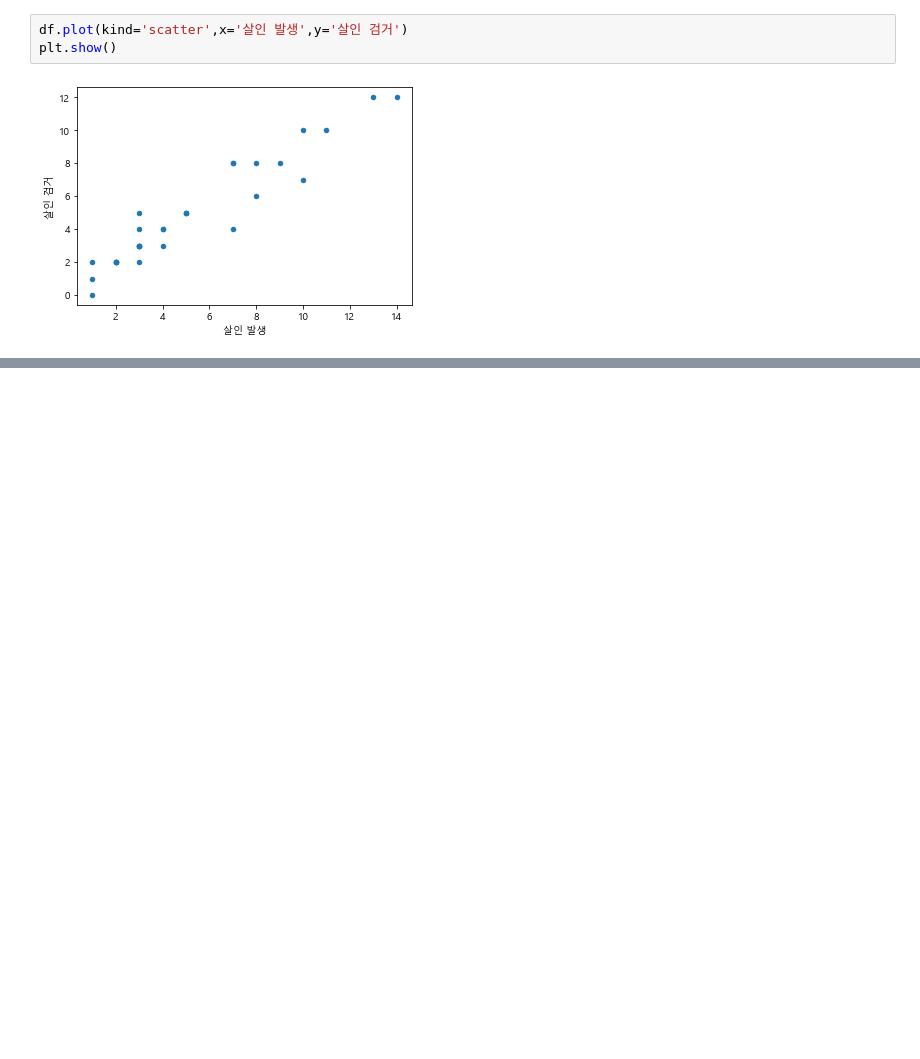
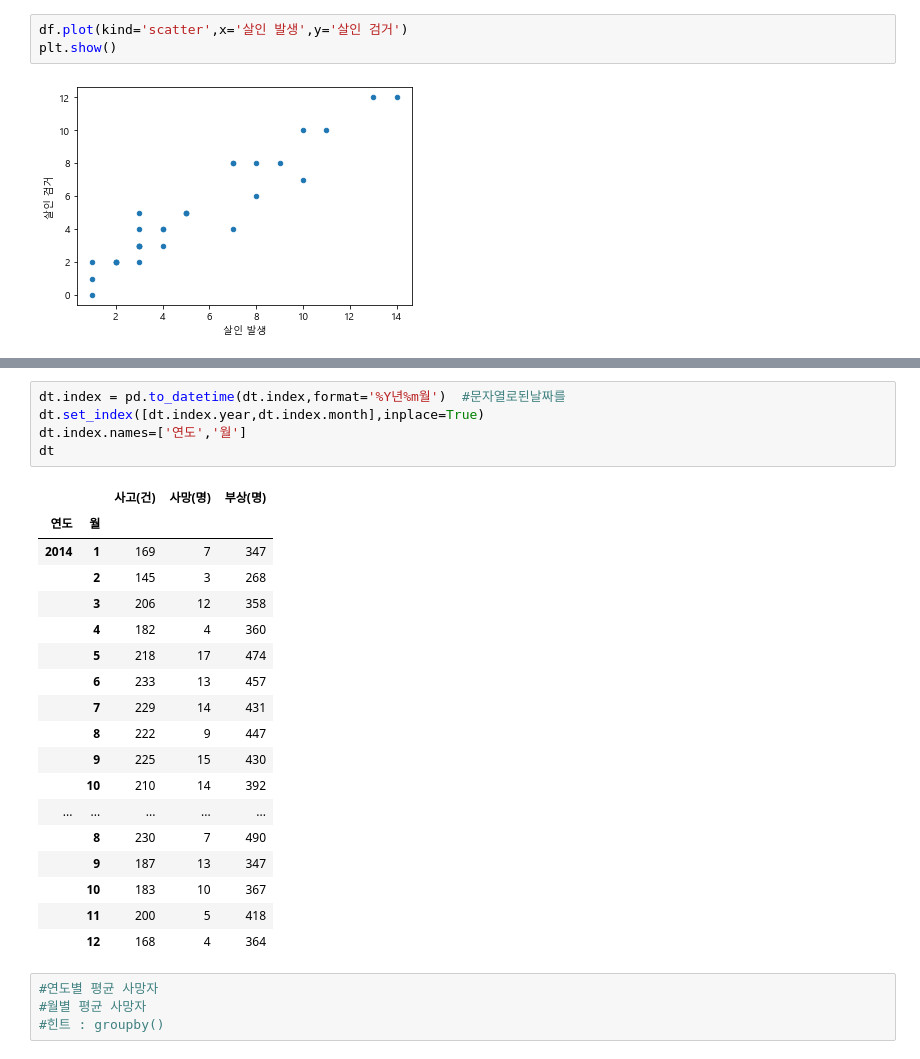
Before and after one commit to shinwoejin/Python, a Jupyter notebook: 9월 파이썬수업/파이썬시각화/matplotlib/matplotlib2.ipynb, the cells around one changed output, grey strips where cells are left out. Saved outputs shown, nothing was run; the diff lists cells and outputs as text; blank space fills up the shorter version.

```diff
--- a/9월 파이썬수업/파이썬시각화/matplotlib/matplotlib2.ipynb
+++ b/9월 파이썬수업/파이썬시각화/matplotlib/matplotlib2.ipynb
@@ -52,0 +98,28 @@ data3 = pd.read_csv('2016년 졸음운전 교통사고.csv',encoding='euc-kr',in
+# %%
+dt.index = pd.to_datetime(dt.index,format='%Y년%m월')  #문자열로된날짜를
+dt.set_index([dt.index.year,dt.index.month],inplace=True)
+dt.index.names=['연도','월']
+dt
+# %% [output]
+|  |  | 사고(건) | 사망(명) | 부상(명) |
+| 연도 | 월 |  |  |  |
+| 2014 | 1 | 169 | 7 | 347 |
+|  | 2 | 145 | 3 | 268 |
+|  | 3 | 206 | 12 | 358 |
+|  | 4 | 182 | 4 | 360 |
+|  | 5 | 218 | 17 | 474 |
+|  | 6 | 233 | 13 | 457 |
+|  | 7 | 229 | 14 | 431 |
+|  | 8 | 222 | 9 | 447 |
+|  | 9 | 225 | 15 | 430 |
+|  | 10 | 210 | 14 | 392 |
+| ... | ... | ... | ... | ... |
+|  | 8 | 230 | 7 | 490 |
+|  | 9 | 187 | 13 | 347 |
+|  | 10 | 183 | 10 | 367 |
+|  | 11 | 200 | 5 | 418 |
+|  | 12 | 168 | 4 | 364 |
+# %%
+#연도별 평균 사망자
+#월별 평균 사망자
+#힌트 : groupby()
```
Also changed, not shown: parts of 7 cells of this notebook, 6 other files.
